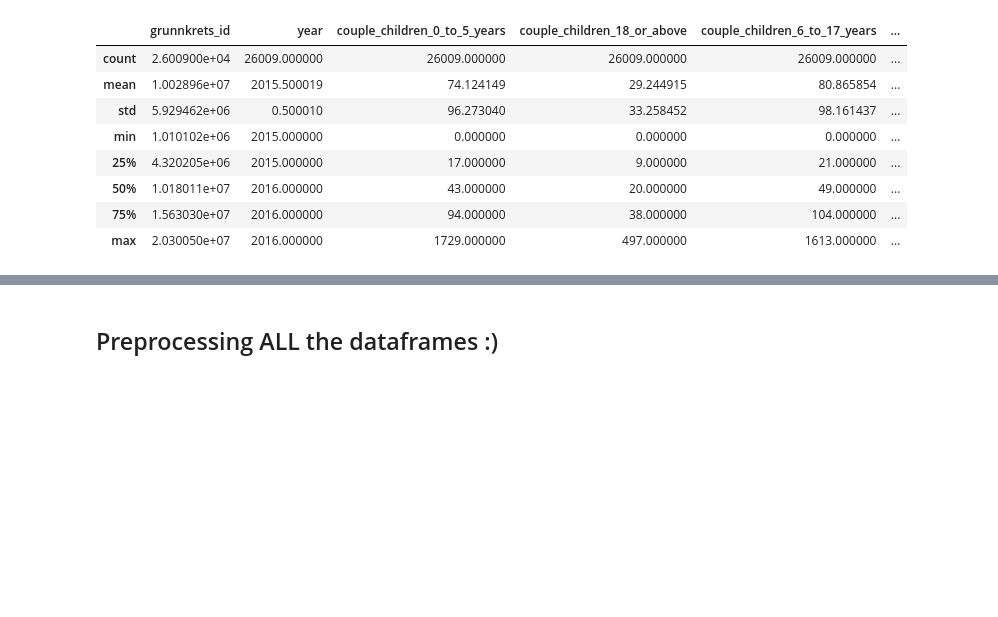
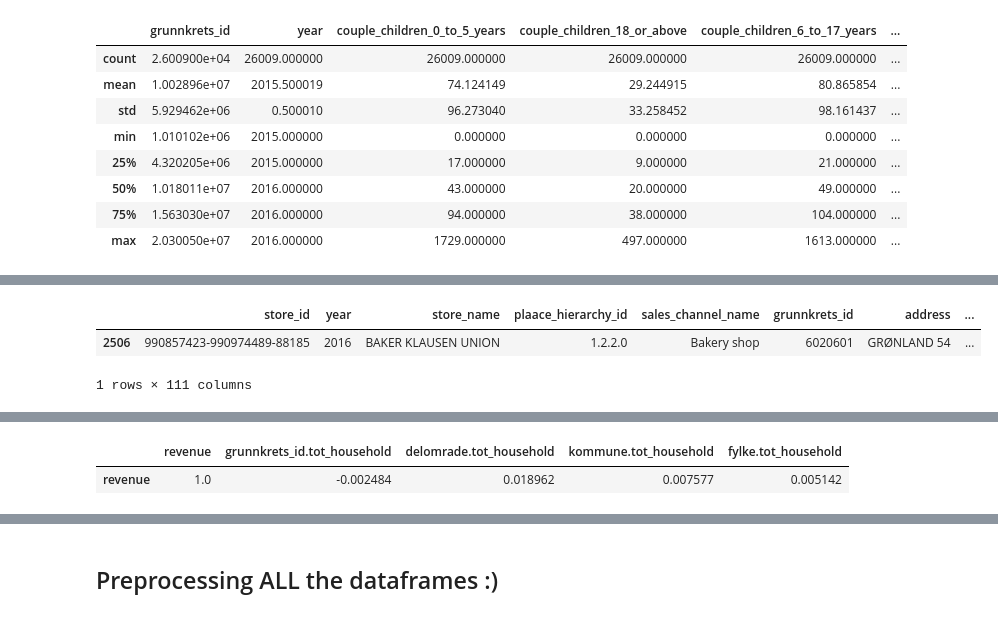
Before and after one commit to halvorlinder/TDT4173-Machine-Learning, a Jupyter notebook: grunnkrets.ipynb, the cells around one changed output, grey strips where cells are left out. Drawn from its saved outputs; the diff is of its cells as text; code cells hidden in the pictures; blank space fills up the shorter version.

```diff
--- a/grunnkrets.ipynb
+++ b/grunnkrets.ipynb
@@ -433,3 +419,10 @@ full_population_df = join_grouped_df(full_population_df, new_num_persons_df[num_
 full_population_df = join_grouped_df(full_population_df, new_num_persons_df[num_persons_cols+['delomrade']], 'delomrade')
 full_population_df = join_grouped_df(full_population_df, new_num_persons_df[num_persons_cols+['kommune']], 'kommune')
 full_population_df = join_grouped_df(full_population_df, new_num_persons_df[num_persons_cols+['fylke']], 'fylke')
+# %%
+from utils import merge_households_sum
+
+tot_households_grunnkrets = merge_households_sum(new_num_persons_df, 'grunnkrets_id')
+tot_households_delomrade = merge_households_sum(new_num_persons_df, 'delomrade')
+tot_households_kommune = merge_households_sum(new_num_persons_df, 'kommune')
+tot_households_fylke = merge_households_sum(new_num_persons_df, 'fylke')
@@ -436,3 +435,9 @@ full_population_df = join_grouped_df(full_population_df, new_num_persons_df[num_
+# %%
+full_population_df.head(1)
+# %% [output]
+|  | store_id | year | store_name | plaace_hierarchy_id | sales_channel_name | grunnkrets_id | address | ... |
+| 2506 | 990857423-990974489-88185 | 2016 | BAKER KLAUSEN UNION | 1.2.2.0 | Bakery shop | 6020601 | GRØNLAND 54 | ... |
+1 rows × 111 columns
 # %%
 full_population_df[['revenue']+[ f'grunnkrets_id.{i}' for i in num_persons_cols]].corr().head(1)
 # %% [output]
@@ -453,6 +458,12 @@ full_population_df[['revenue']+[ f'fylke.{i}' for i in num_persons_cols]].corr()
 # %% [output]
 |  | revenue | fylke.couple_children_0_to_5_years | fylke.couple_children_18_or_above | fylke.couple_children_6_to_17_years | fylke.couple_without_children | ... |
 | revenue | 1.0 | 0.004194 | 0.006281 | 0.004328 | 0.006235 | ... |
+# %%
+levels = ['grunnkrets_id', 'delomrade', 'kommune', 'fylke']
+full_population_df[['revenue']+[f'{level}.tot_household' for level in levels]].corr().head(1)
+# %% [output]
+|  | revenue | grunnkrets_id.tot_household | delomrade.tot_household | kommune.tot_household | fylke.tot_household |
+| revenue | 1.0 | -0.002484 | 0.018962 | 0.007577 | 0.005142 |
 # %%
 full_population_df.columns.shape
 # %% [output]
```
Also changed, not shown: parts of 22 cells of this notebook, 1 other file.
